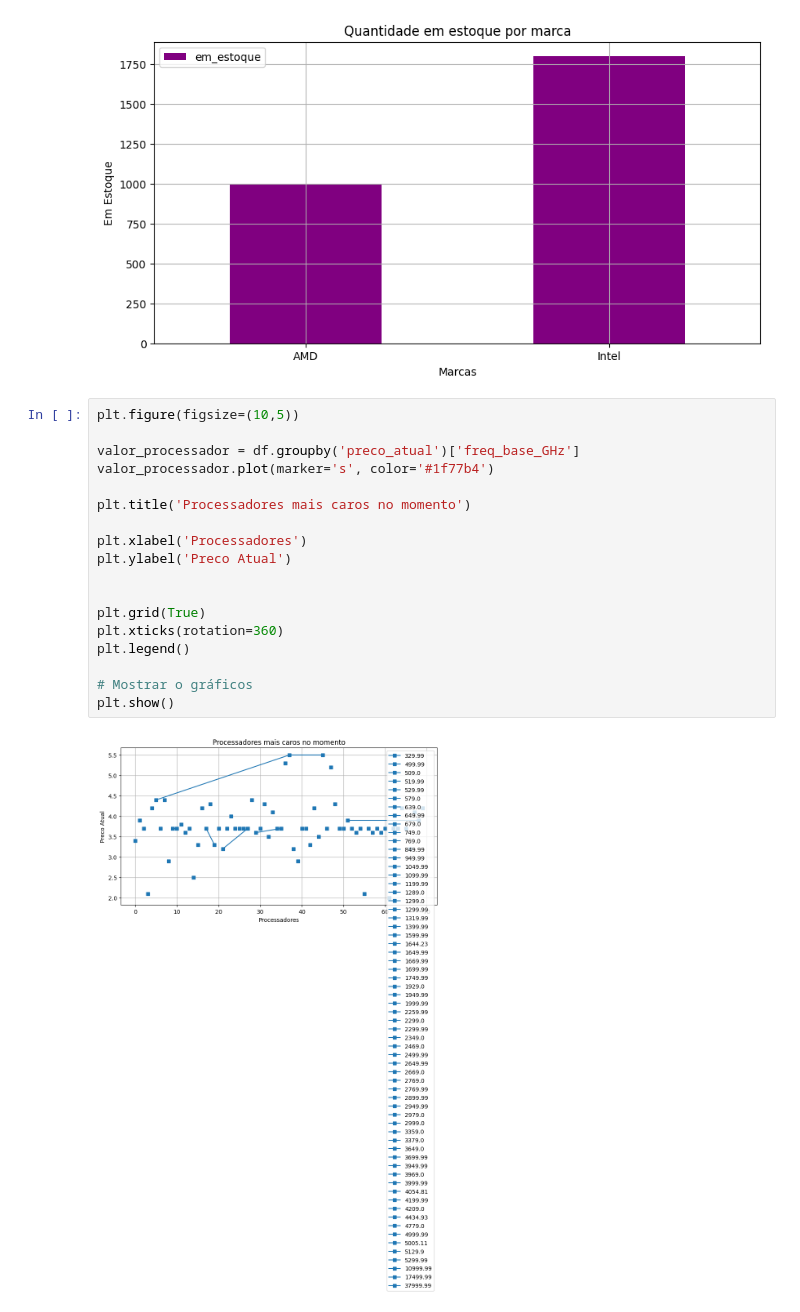
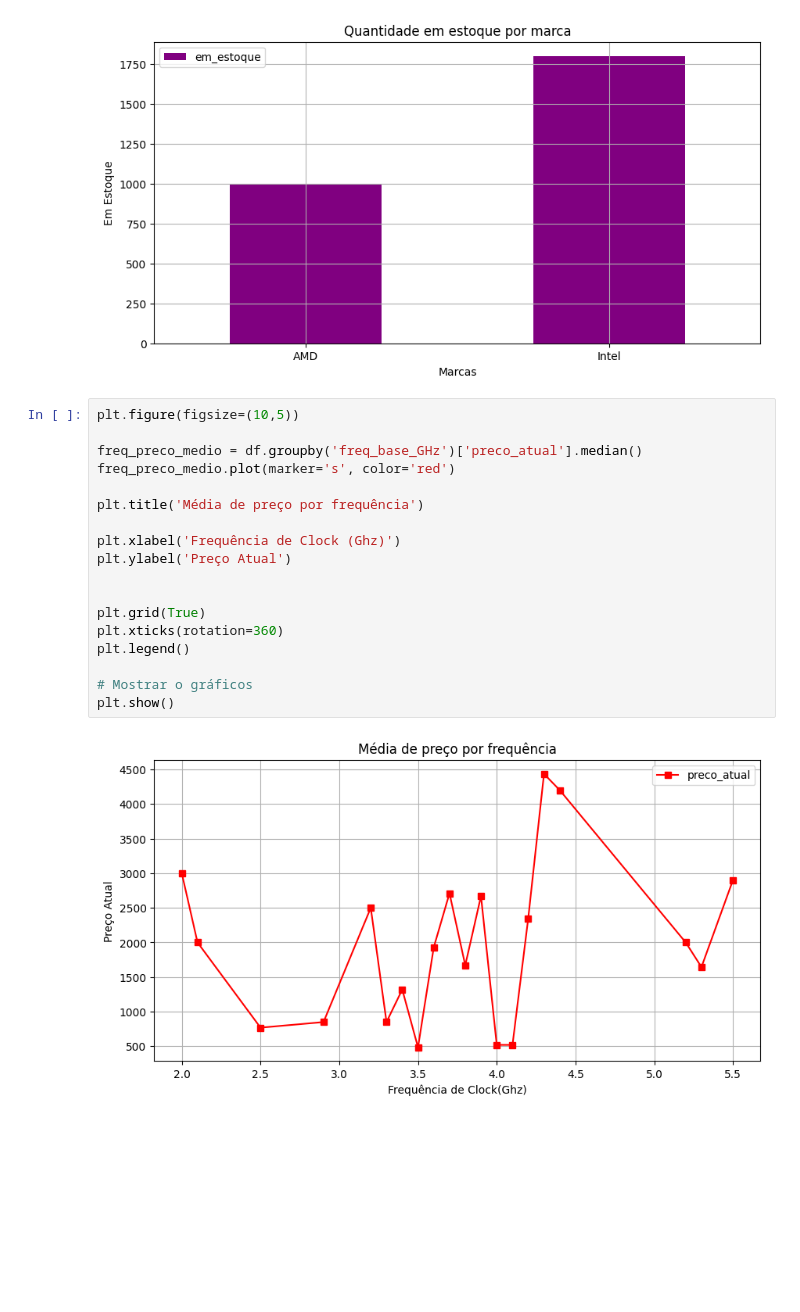
Before and after one commit to MarceloAC04/web-scrapping, a Jupyter notebook: ScrapingProcessador/analises.ipynb, the cells around one changed output. Cells and saved outputs as stored; diff of their text form; blank space fills up the shorter version.

```diff
--- a/ScrapingProcessador/analises.ipynb
+++ b/ScrapingProcessador/analises.ipynb
@@ -62,20 +62,20 @@ plt.show()
 # %%
 plt.figure(figsize=(10,5))
 
-valor_processador = df.groupby('preco_atual')['freq_base_GHz']
-valor_processador.plot(marker='s', color='#1f77b4')
+freq_preco_medio = df.groupby('freq_base_GHz')['preco_atual'].median()
+freq_preco_medio.plot(marker='s', color='red')
 
-plt.title('Processadores mais caros no momento')
+plt.title('Média de preço por frequência')
 
-plt.xlabel('Processadores')
-plt.ylabel('Preco Atual')
+plt.xlabel('Frequência de Clock (Ghz)')
+plt.ylabel('Preço Atual')
 
 
 plt.grid(True)
 plt.xticks(rotation=360)
 plt.legend()
 
 # Mostrar o gráficos
 plt.show()
 # %% [output]
-[figure, old version]
+[figure, new version]
```
